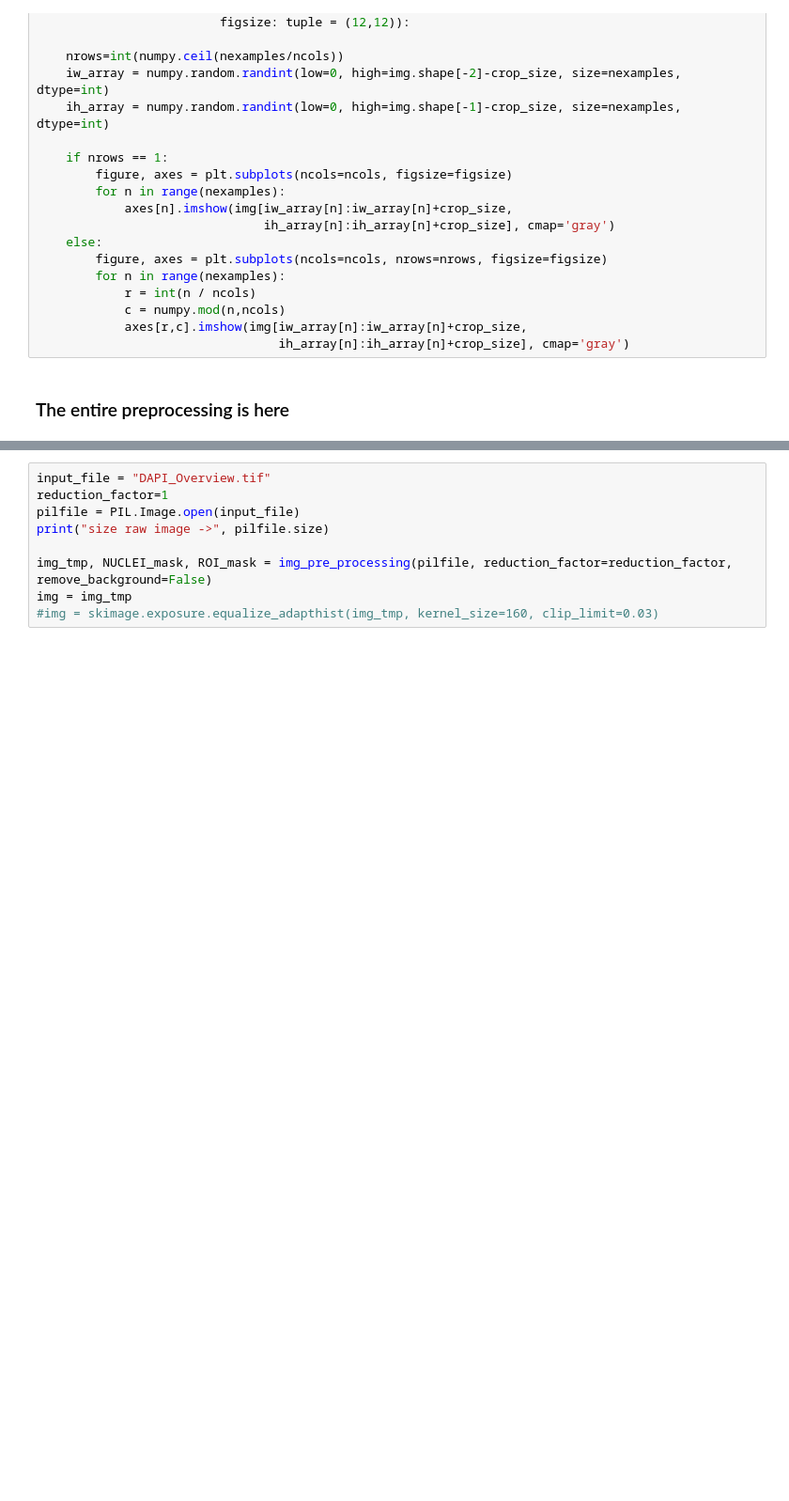
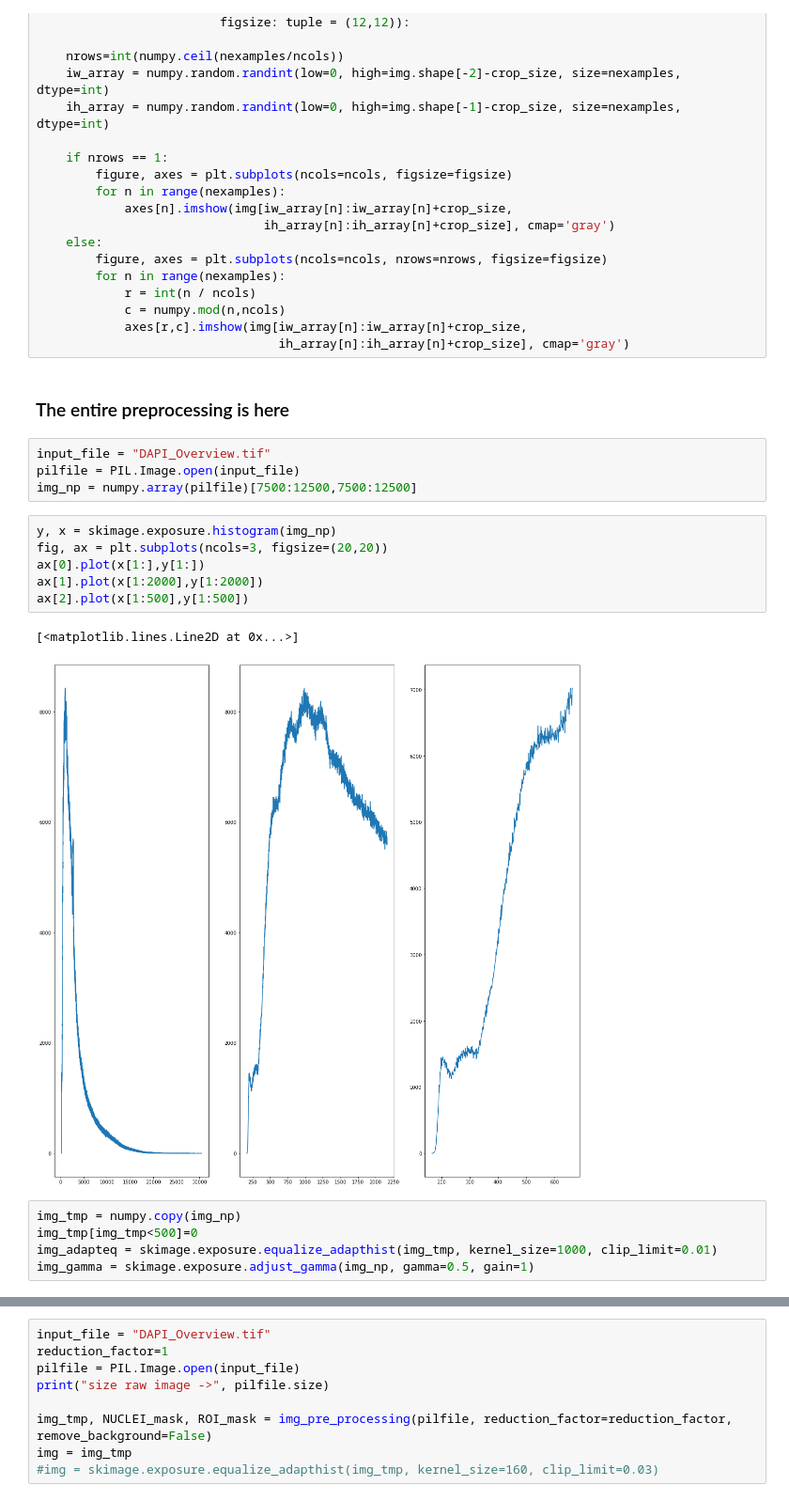
Before and after one commit to spacetx/spacetx-research, a Jupyter notebook: dataset_MERFISH/MERFISH_preprocessing.ipynb, the cells around one changed output, grey strips where cells are left out. Shown at 94% size. Cells and saved outputs as stored; diff of their text form; blank space fills up the shorter version.

```diff
--- a/dataset_MERFISH/MERFISH_preprocessing.ipynb
+++ b/dataset_MERFISH/MERFISH_preprocessing.ipynb
@@ -83,3 +83,21 @@ def show_random_examples(img: numpy.ndarray,
                                  ih_array[n]:ih_array[n]+crop_size], cmap='gray')
 # %% [markdown]
 ### The entire preprocessing is here
+# %%
+input_file = "DAPI_Overview.tif"
+pilfile = PIL.Image.open(input_file)
+img_np = numpy.array(pilfile)[7500:12500,7500:12500]
+# %%
+y, x = skimage.exposure.histogram(img_np)
+fig, ax = plt.subplots(ncols=3, figsize=(20,20))
+ax[0].plot(x[1:],y[1:])
+ax[1].plot(x[1:2000],y[1:2000])
+ax[2].plot(x[1:500],y[1:500])
+# %% [output]
+[<matplotlib.lines.Line2D at 0x...>]
+[figure, added]
+# %%
+img_tmp = numpy.copy(img_np)
+img_tmp[img_tmp<500]=0
+img_adapteq = skimage.exposure.equalize_adapthist(img_tmp, kernel_size=1000, clip_limit=0.01)
+img_gamma = skimage.exposure.adjust_gamma(img_np, gamma=0.5, gain=1)
```
Also changed, not shown: parts of 28 cells of this notebook.
